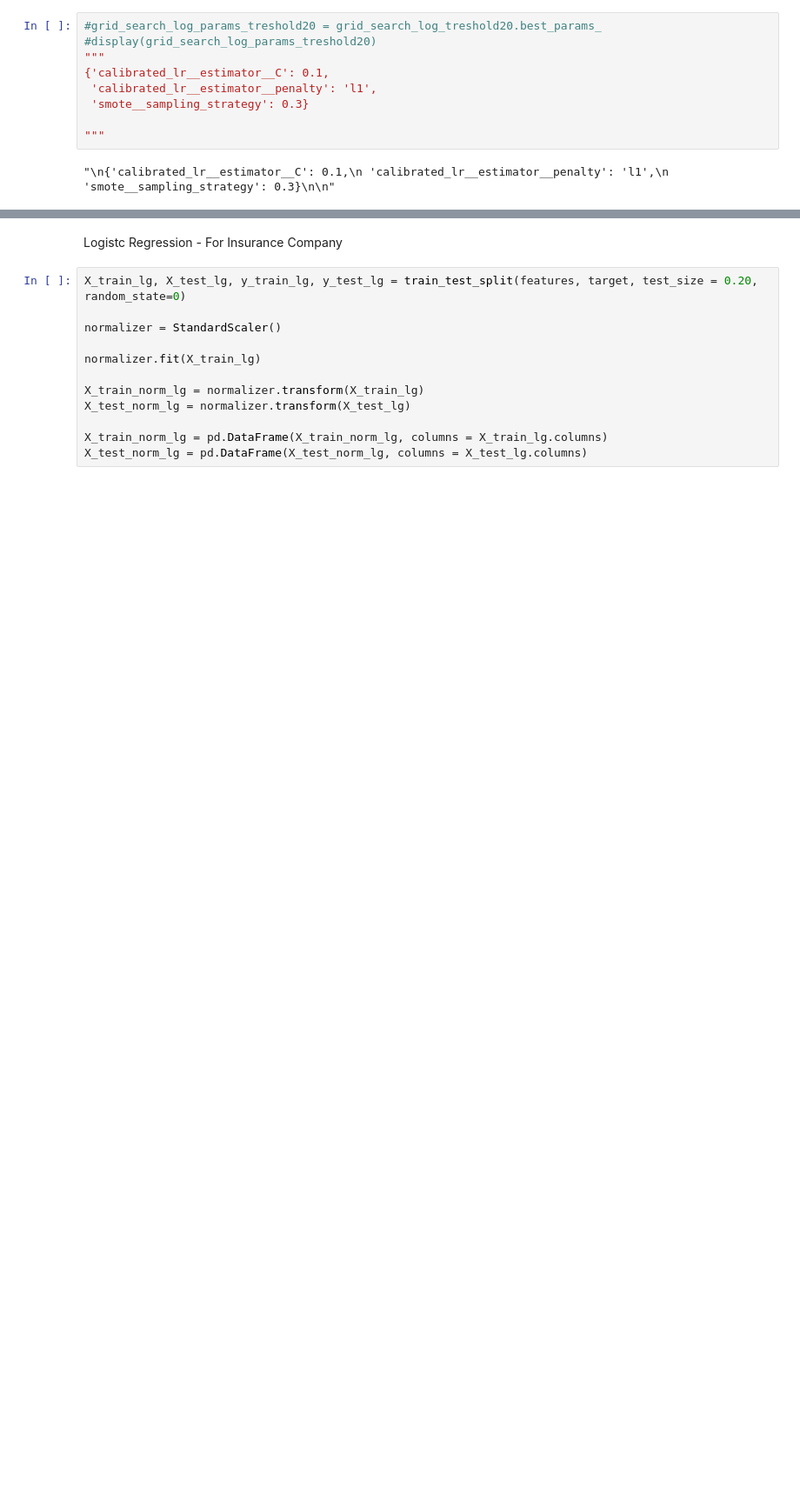
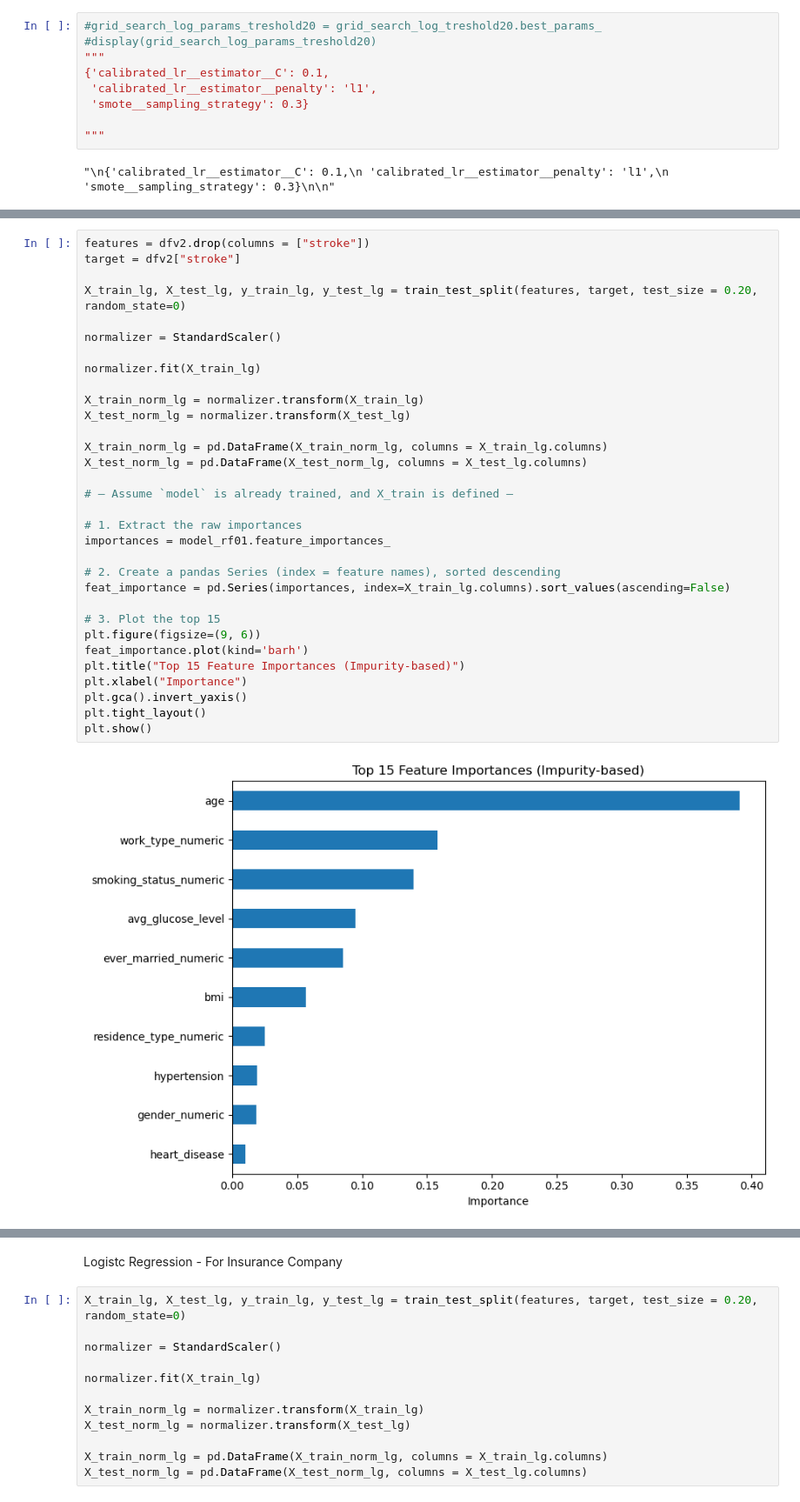
Before and after one commit to Mic-dev-gif/stroke_dataset_ml, a Jupyter notebook: main.ipynb, the cells around one changed output, grey strips where cells are left out. Shown at 87% size. Saved outputs shown, nothing was run; the diff lists cells and outputs as text; blank space fills up the shorter version.

Commit message:
ML_Treshold Search_Graphs_Plotting

```diff
--- a/main.ipynb
+++ b/main.ipynb
@@ -1879,0 +1954,34 @@ ROC AUC (pos_label=1) = 0.849
+# %%
+features = dfv2.drop(columns = ["stroke"])
+target = dfv2["stroke"]
+
+X_train_lg, X_test_lg, y_train_lg, y_test_lg = train_test_split(features, target, test_size = 0.20, random_state=0)
+
+normalizer = StandardScaler()
+
+normalizer.fit(X_train_lg)
+
+X_train_norm_lg = normalizer.transform(X_train_lg)
+X_test_norm_lg = normalizer.transform(X_test_lg)
+
+X_train_norm_lg = pd.DataFrame(X_train_norm_lg, columns = X_train_lg.columns)
+X_test_norm_lg = pd.DataFrame(X_test_norm_lg, columns = X_test_lg.columns)
+
+# — Assume `model` is already trained, and X_train is defined —
+
+# 1. Extract the raw importances
+importances = model_rf01.feature_importances_
+
+# 2. Create a pandas Series (index = feature names), sorted descending
+feat_importance = pd.Series(importances, index=X_train_lg.columns).sort_values(ascending=False)
+
+# 3. Plot the top 15
+plt.figure(figsize=(9, 6))
+feat_importance.plot(kind='barh')
+plt.title("Top 15 Feature Importances (Impurity-based)")
+plt.xlabel("Importance")
+plt.gca().invert_yaxis()
+plt.tight_layout()
+plt.show()
+# %% [output]
+[figure, added]
```
Also changed, not shown: parts of 69 cells of this notebook.
